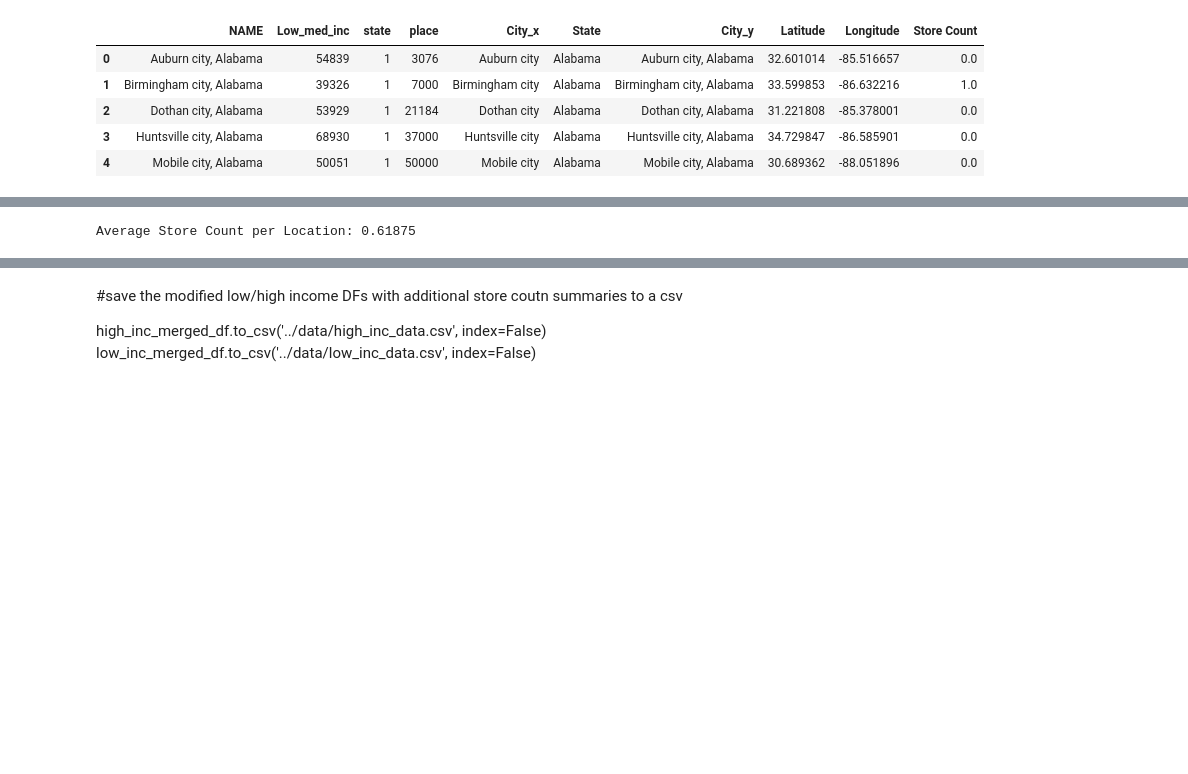
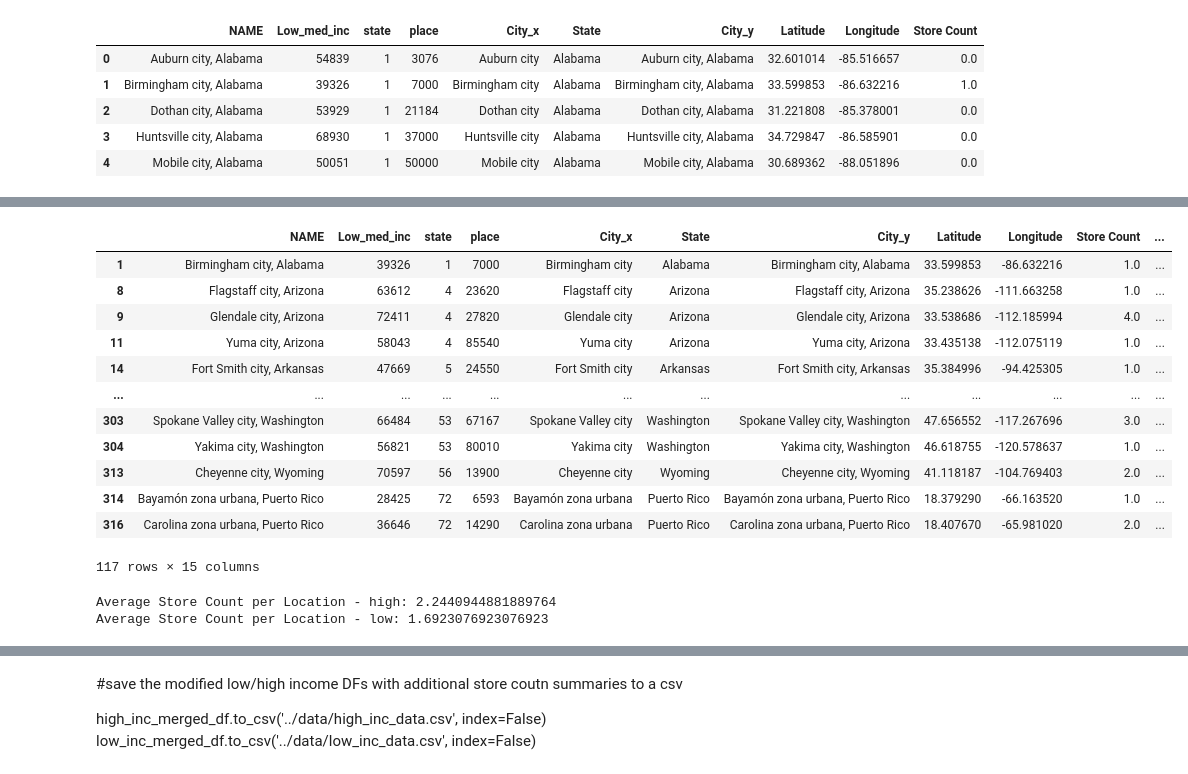
Before and after one commit to bseri0/Proj_1, a Jupyter notebook: py_api/bryan_copy.ipynb, the cells around one changed output, grey strips where cells are left out. Saved outputs shown, nothing was run; the diff lists cells and outputs as text; code cells hidden in the pictures; blank space fills up the shorter version.

```diff
--- a/py_api/bryan_copy.ipynb
+++ b/py_api/bryan_copy.ipynb
@@ -465,14 +538,33 @@ low_inc_merged_df.head()
+# %%
+low_inc_merged_clean_df
+# %% [output]
+|  | NAME | Low_med_inc | state | place | City_x | State | City_y | Latitude | Longitude | Store Count | ... |
+| 1 | Birmingham city, Alabama | 39326 | 1 | 7000 | Birmingham city | Alabama | Birmingham city, Alabama | 33.599853 | -86.632216 | 1.0 | ... |
+| 8 | Flagstaff city, Arizona | 63612 | 4 | 23620 | Flagstaff city | Arizona | Flagstaff city, Arizona | 35.238626 | -111.663258 | 1.0 | ... |
+| 9 | Glendale city, Arizona | 72411 | 4 | 27820 | Glendale city | Arizona | Glendale city, Arizona | 33.538686 | -112.185994 | 4.0 | ... |
+| 11 | Yuma city, Arizona | 58043 | 4 | 85540 | Yuma city | Arizona | Yuma city, Arizona | 33.435138 | -112.075119 | 1.0 | ... |
+| 14 | Fort Smith city, Arkansas | 47669 | 5 | 24550 | Fort Smith city | Arkansas | Fort Smith city, Arkansas | 35.384996 | -94.425305 | 1.0 | ... |
+| ... | ... | ... | ... | ... | ... | ... | ... | ... | ... | ... | ... |
+| 303 | Spokane Valley city, Washington | 66484 | 53 | 67167 | Spokane Valley city | Washington | Spokane Valley city, Washington | 47.656552 | -117.267696 | 3.0 | ... |
+| 304 | Yakima city, Washington | 56821 | 53 | 80010 | Yakima city | Washington | Yakima city, Washington | 46.618755 | -120.578637 | 1.0 | ... |
+| 313 | Cheyenne city, Wyoming | 70597 | 56 | 13900 | Cheyenne city | Wyoming | Cheyenne city, Wyoming | 41.118187 | -104.769403 | 2.0 | ... |
+| 314 | Bayamón zona urbana, Puerto Rico | 28425 | 72 | 6593 | Bayamón zona urbana | Puerto Rico | Bayamón zona urbana, Puerto Rico | 18.379290 | -66.163520 | 1.0 | ... |
+| 316 | Carolina zona urbana, Puerto Rico | 36646 | 72 | 14290 | Carolina zona urbana | Puerto Rico | Carolina zona urbana, Puerto Rico | 18.407670 | -65.981020 | 2.0 | ... |
+117 rows × 15 columns
 # %%
-#take the average amount of store types per LOW income city
+#take the average amount of store types per high income city
 # Calculate the total store count
-total_store_count_low = low_inc_merged_df['Store Count'].sum()
+total_store_count_high = high_inc_merged_clean_df['Store Count'].sum()
+total_store_count_low = low_inc_merged_clean_df['Store Count'].sum()
+# Calculate the number of locations
+number_of_locations_high = len(high_inc_merged_clean_df)
+number_of_locations_low = len(low_inc_merged_clean_df)
+# Calculate the average store count per location
+average_store_count_high = total_store_count_high / number_of_locations_high
+average_store_count_low = total_store_count_low / number_of_locations_low
+print("Average Store Count per Location - high:", average_store_count_high)
 
-# Calculate the number of locations
-number_of_locations_low = len(low_inc_merged_df)
-
-# Calculate the average store count per location
-average_store_count_low = total_store_count_low / number_of_locations_low
-
-print("Average Store Count per Location:", average_store_count_low)
+print("Average Store Count per Location - low:", average_store_count_low)
 # %% [output]
-Average Store Count per Location: 0.61875
+Average Store Count per Location - high: 2.2440944881889764
+Average Store Count per Location - low: 1.6923076923076923
```
Also changed, not shown: parts of 19 cells of this notebook, 2 other files.
